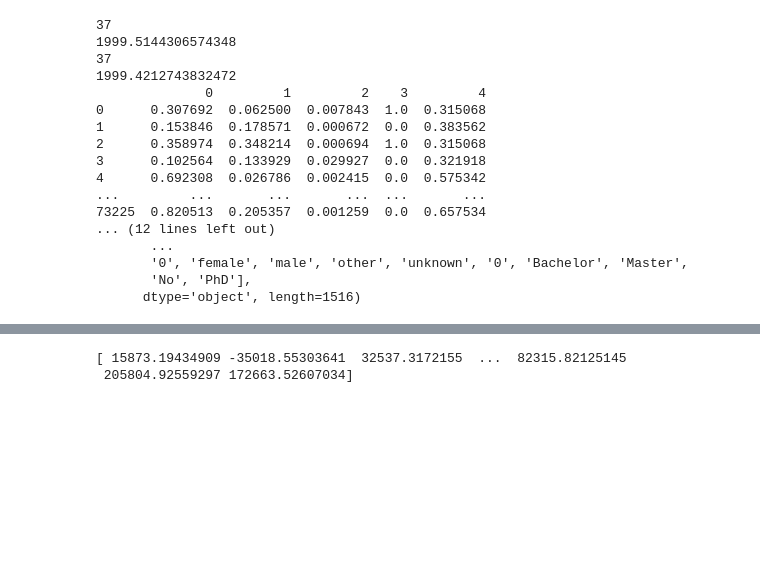
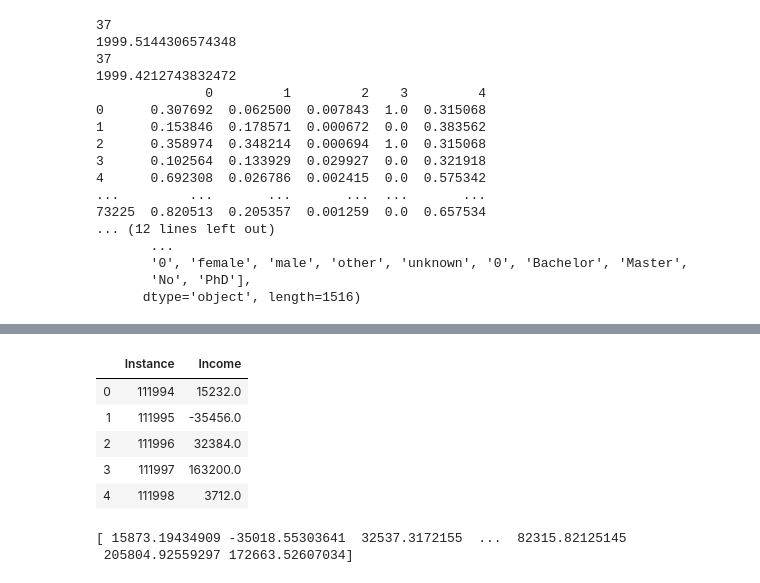
Before and after one commit to calebteo/CS7CS4-A1, a Jupyter notebook: src/Assignment_1.ipynb, the cells around one changed output, grey strips where cells are left out. Drawn from its saved outputs; the diff is of its cells as text; code cells hidden in the pictures; blank space fills up the shorter version.

Commit message:
Done prediction 8

```diff
--- a/src/Assignment_1.ipynb
+++ b/src/Assignment_1.ipynb
@@ -568,5 +568,12 @@ array([ 19737.88271202, -29877.29642966,  41823.82312832, ...,
 # %%
 submit = main.ReadInData('../data/tcd ml 2019-20 income prediction submission file.csv')
-submit['Income'] = np.round(test_prediction, 2)
+submit['Income'] = np.round(test_prediction, 3)
 submit.head(5)
+# %% [output]
+|  | Instance | Income |
+| 0 | 111994 | 15232.0 |
+| 1 | 111995 | -35456.0 |
+| 2 | 111996 | 32384.0 |
+| 3 | 111997 | 163200.0 |
+| 4 | 111998 | 3712.0 |
 # %%
```
Also changed, not shown: parts of 4 cells of this notebook, 1 other file.
